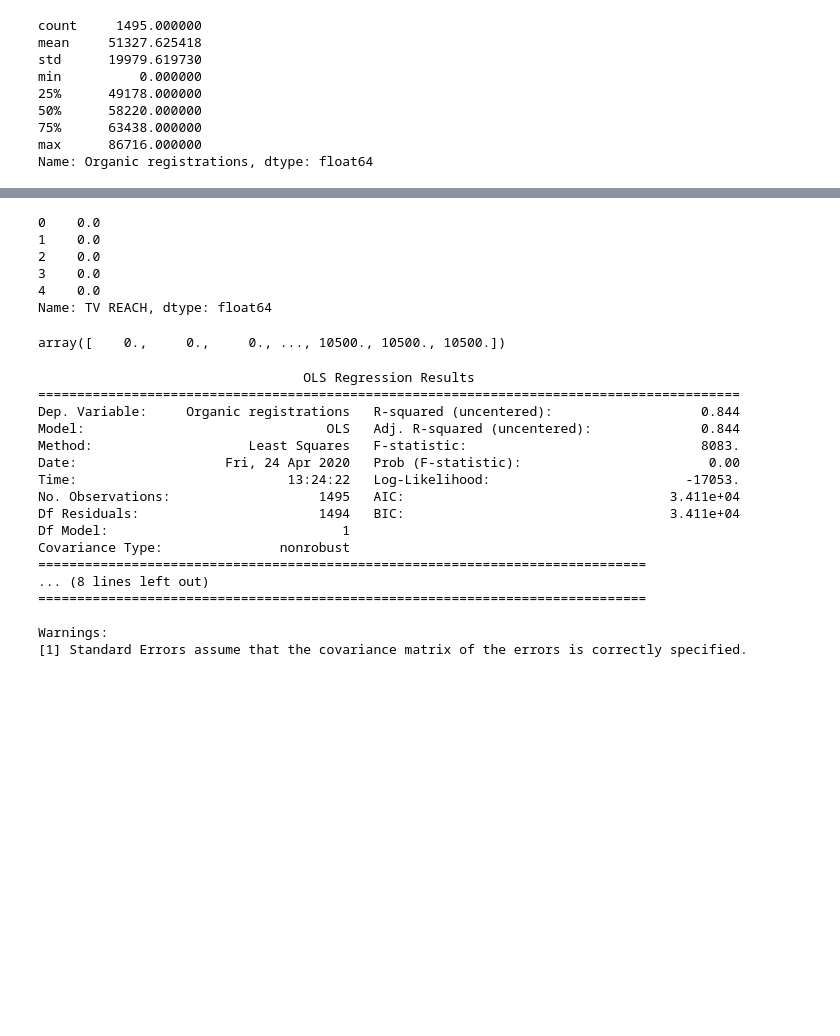
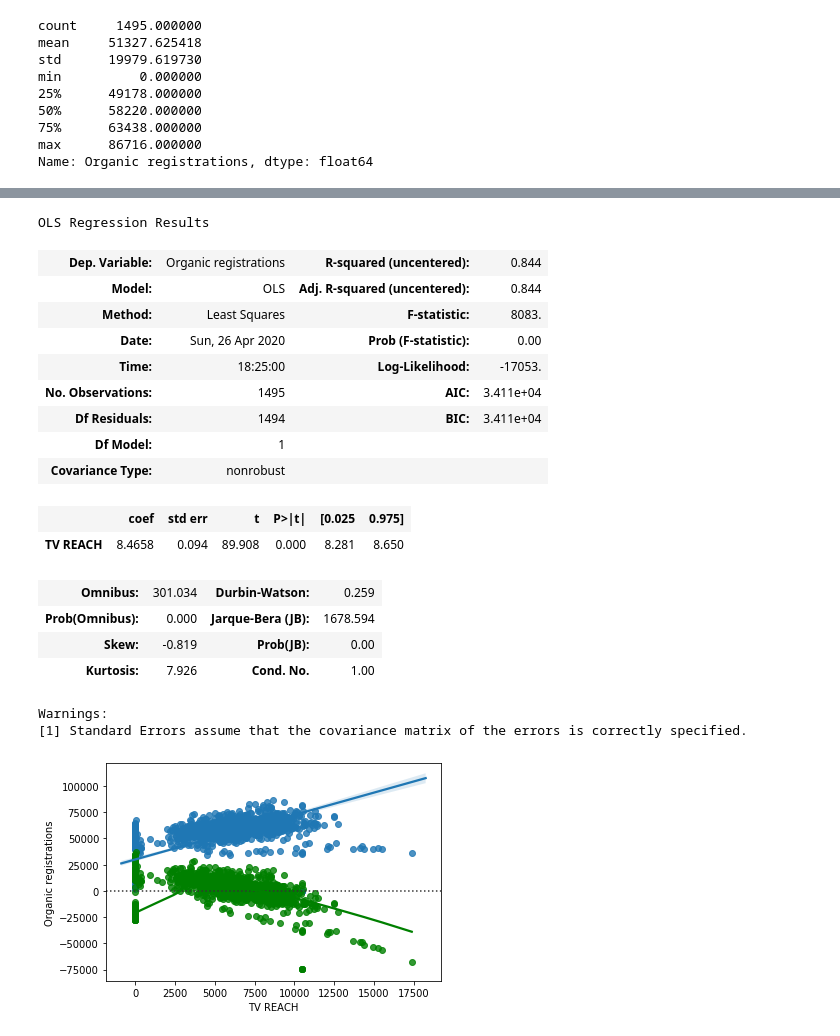
Before and after one commit to polkadot21/MAIL.ru_Group, a Jupyter notebook: MAIL.ru Group.ipynb, the cells around one changed output, grey strips where cells are left out. Saved outputs shown, nothing was run; the diff lists cells and outputs as text; code cells hidden in the pictures; blank space fills up the shorter version.

```diff
--- a/MAIL.ru Group.ipynb
+++ b/MAIL.ru Group.ipynb
@@ -126,41 +99,36 @@ plot(x5, y)
-# %%
-x1.head()
-# %% [output]
-0    0.0
-1    0.0
-2    0.0
-3    0.0
-4    0.0
-Name: TV REACH, dtype: float64
-# %%
-reg = LinearRegression()
-
-X = np.array(x1)
-y = np.array(y)
-
-X
-# %% [output]
-array([    0.,     0.,     0., ..., 10500., 10500., 10500.])
-# %%
-mod = sm.OLS(y, x1)
-res = mod.fit()
-# %%
-print(res.summary())
-# %% [output]
-                                  OLS Regression Results
-==========================================================================================
-Dep. Variable:     Organic registrations   R-squared (uncentered):                   0.844
-Model:                               OLS   Adj. R-squared (uncentered):              0.844
-Method:                    Least Squares   F-statistic:                              8083.
-Date:                   Fri, 24 Apr 2020   Prob (F-statistic):                        0.00
-Time:                           13:24:22   Log-Likelihood:                         -17053.
-No. Observations:                   1495   AIC:                                  3.411e+04
-Df Residuals:                       1494   BIC:                                  3.411e+04
-Df Model:                              1
-Covariance Type:               nonrobust
-==============================================================================
-... (8 lines left out)
-==============================================================================
-
-Warnings:
-[1] Standard Errors assume that the covariance matrix of the errors is correctly specified.
+# %%
+def lin_reg(y, x):
+    import seaborn as sns
+    import statsmodels.api as sm
+
+
+    mod = sm.OLS(y, x)
+    res = mod.fit()
+
+    sns.regplot(x=x, y=y, data=data)
+
+    sns.residplot(x, y, lowess=True, color="g")
+
+    return res.summary()
+# %%
+lin_reg(y, x1)
+# %% [output]
+OLS Regression Results
+| Dep. Variable: | Organic registrations | R-squared (uncentered): | 0.844 |
+| Model: | OLS | Adj. R-squared (uncentered): | 0.844 |
+| Method: | Least Squares | F-statistic: | 8083. |
+| Date: | Sun, 26 Apr 2020 | Prob (F-statistic): | 0.00 |
+| Time: | 18:25:00 | Log-Likelihood: | -17053. |
+| No. Observations: | 1495 | AIC: | 3.411e+04 |
+| Df Residuals: | 1494 | BIC: | 3.411e+04 |
+| Df Model: | 1 |  |  |
+| Covariance Type: | nonrobust |  |  |
+|  | coef | std err | t | P>|t| | [0.025 | 0.975] |
+| TV REACH | 8.4658 | 0.094 | 89.908 | 0.000 | 8.281 | 8.650 |
+| Omnibus: | 301.034 | Durbin-Watson: | 0.259 |
+| Prob(Omnibus): | 0.000 | Jarque-Bera (JB): | 1678.594 |
+| Skew: | -0.819 | Prob(JB): | 0.00 |
+| Kurtosis: | 7.926 | Cond. No. | 1.00 |
+Warnings:
+[1] Standard Errors assume that the covariance matrix of the errors is correctly specified.
+[figure, added]
```
Also changed, not shown: parts of 6 cells of this notebook.
